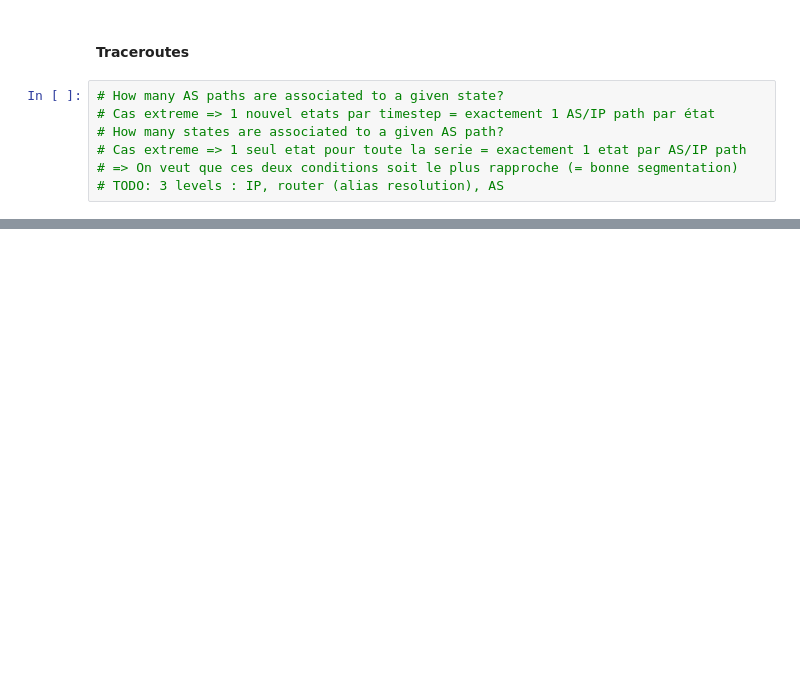
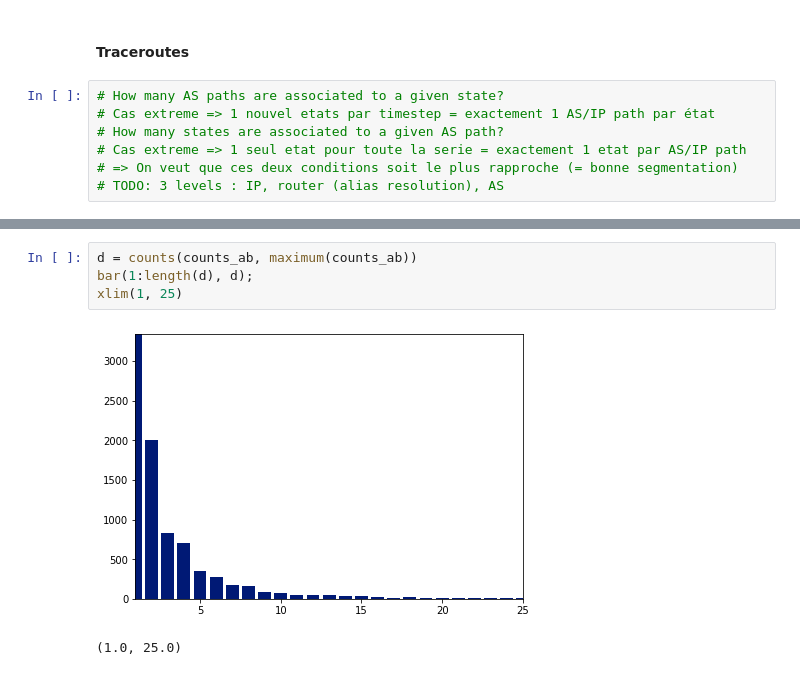
Before and after one commit to SmartMonitoringSchemes/LargeScaleAnalysis, a Jupyter notebook: notebooks/Atlas Stats.ipynb, the cells around one changed output, grey strips where cells are left out. Cells and saved outputs as stored; diff of their text form; blank space fills up the shorter version.

```diff
--- a/notebooks/Atlas Stats.ipynb
+++ b/notebooks/Atlas Stats.ipynb
@@ -138,0 +156,7 @@ bar(1:length(d), d);
+# %%
+d = counts(counts_ab, maximum(counts_ab))
+bar(1:length(d), d);
+xlim(1, 25)
+# %% [output]
+[figure, added]
+(1.0, 25.0)
```
Also changed, not shown: parts of 16 cells of this notebook, 2 other files.
